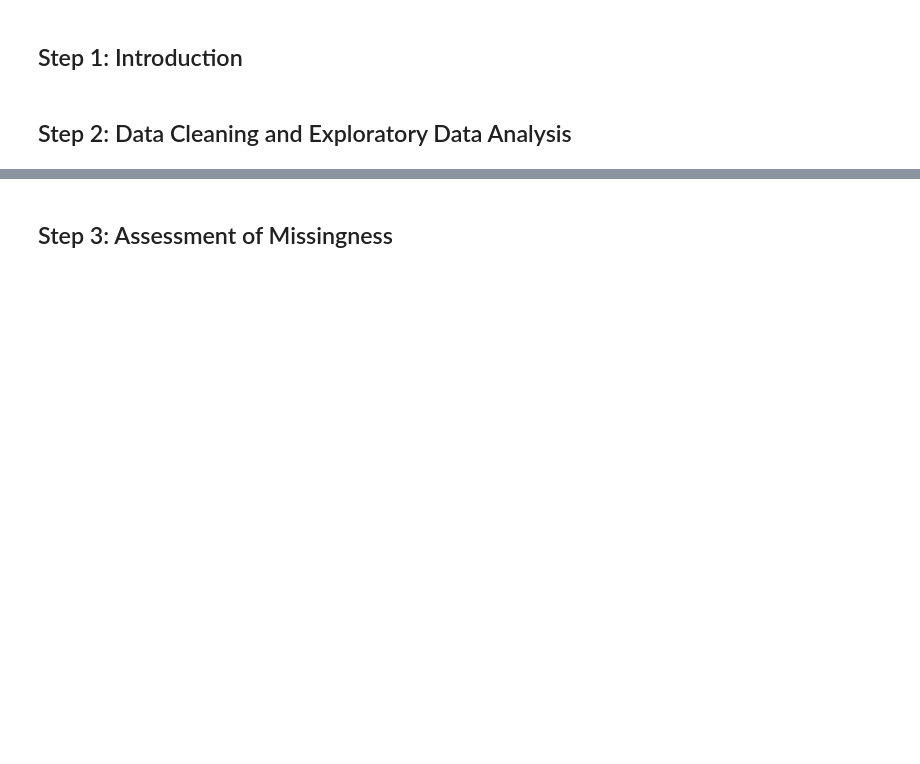
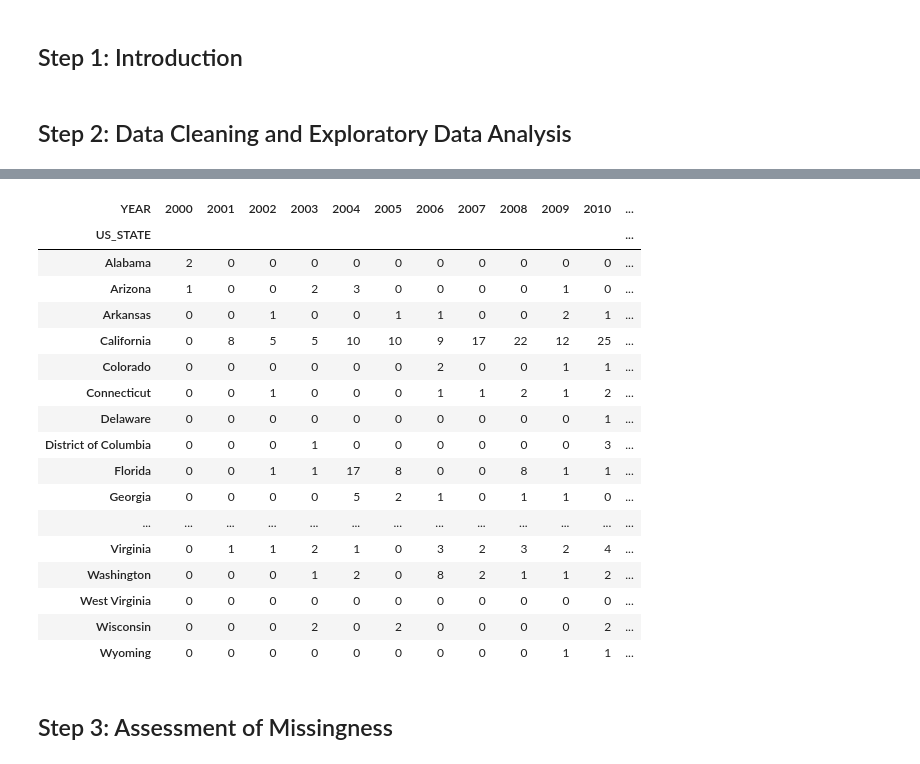
Before and after one commit to ajaganathan-coder/Power-Breakers, a Jupyter notebook: template.ipynb, the cells around one changed output, grey strips where cells are left out. Saved outputs shown, nothing was run; the diff lists cells and outputs as text; code cells hidden in the pictures; blank space fills up the shorter version.

```diff
--- a/template.ipynb
+++ b/template.ipynb
@@ -297,0 +170,5 @@ display_df(cause_category_byyear,
+# %%
+#For distribution on 'OUTAGE_DURATION_MINS', defining bins
+bins = [0, 500, 1000, 5000, 10000, 15000, 110000]
+outage_df['OUTAGE_DURATION_BINS'] = pd.cut(outage_df['OUTAGE_DURATION_MINS'],bins, right=False).astype(str)
+outage_df.head()
@@ -298,3 +323,35 @@ display_df(cause_category_byyear,
+# %%
+#Number of Outages by Year and State
+cause_category_byyear = outage_df.pivot_table(
+                                                index='US_STATE',
+                                                columns='YEAR',
+                                                values='OUTAGE_DURATION_MINS',
+                                                aggfunc='count',
+                                                fill_value=0
+                                            )
+cause_category_byyear.assign(total=cause_category_byyear.sum(axis=1)).sort_values('total', ascending=False).drop(columns='total')
+display_df(cause_category_byyear,
+           rows=50,
+           cols = 17)
+# %% [output]
+| YEAR | 2000 | 2001 | 2002 | 2003 | 2004 | 2005 | 2006 | 2007 | 2008 | 2009 | 2010 | ... |
+| US_STATE |  |  |  |  |  |  |  |  |  |  |  | ... |
+| Alabama | 2 | 0 | 0 | 0 | 0 | 0 | 0 | 0 | 0 | 0 | 0 | ... |
+| Arizona | 1 | 0 | 0 | 2 | 3 | 0 | 0 | 0 | 0 | 1 | 0 | ... |
+| Arkansas | 0 | 0 | 1 | 0 | 0 | 1 | 1 | 0 | 0 | 2 | 1 | ... |
+| California | 0 | 8 | 5 | 5 | 10 | 10 | 9 | 17 | 22 | 12 | 25 | ... |
+| Colorado | 0 | 0 | 0 | 0 | 0 | 0 | 2 | 0 | 0 | 1 | 1 | ... |
+| Connecticut | 0 | 0 | 1 | 0 | 0 | 0 | 1 | 1 | 2 | 1 | 2 | ... |
+| Delaware | 0 | 0 | 0 | 0 | 0 | 0 | 0 | 0 | 0 | 0 | 1 | ... |
+| District of Columbia | 0 | 0 | 0 | 1 | 0 | 0 | 0 | 0 | 0 | 0 | 3 | ... |
+| Florida | 0 | 0 | 1 | 1 | 17 | 8 | 0 | 0 | 8 | 1 | 1 | ... |
+| Georgia | 0 | 0 | 0 | 0 | 5 | 2 | 1 | 0 | 1 | 1 | 0 | ... |
+| ... | ... | ... | ... | ... | ... | ... | ... | ... | ... | ... | ... | ... |
+| Virginia | 0 | 1 | 1 | 2 | 1 | 0 | 3 | 2 | 3 | 2 | 4 | ... |
+| Washington | 0 | 0 | 0 | 1 | 2 | 0 | 8 | 2 | 1 | 1 | 2 | ... |
+| West Virginia | 0 | 0 | 0 | 0 | 0 | 0 | 0 | 0 | 0 | 0 | 0 | ... |
+| Wisconsin | 0 | 0 | 0 | 2 | 0 | 2 | 0 | 0 | 0 | 0 | 2 | ... |
+| Wyoming | 0 | 0 | 0 | 0 | 0 | 0 | 0 | 0 | 0 | 1 | 1 | ... |
 # %% [markdown]
 ## Step 3: Assessment of Missingness
 # %%
```
Also changed, not shown: parts of 39 cells of this notebook.
